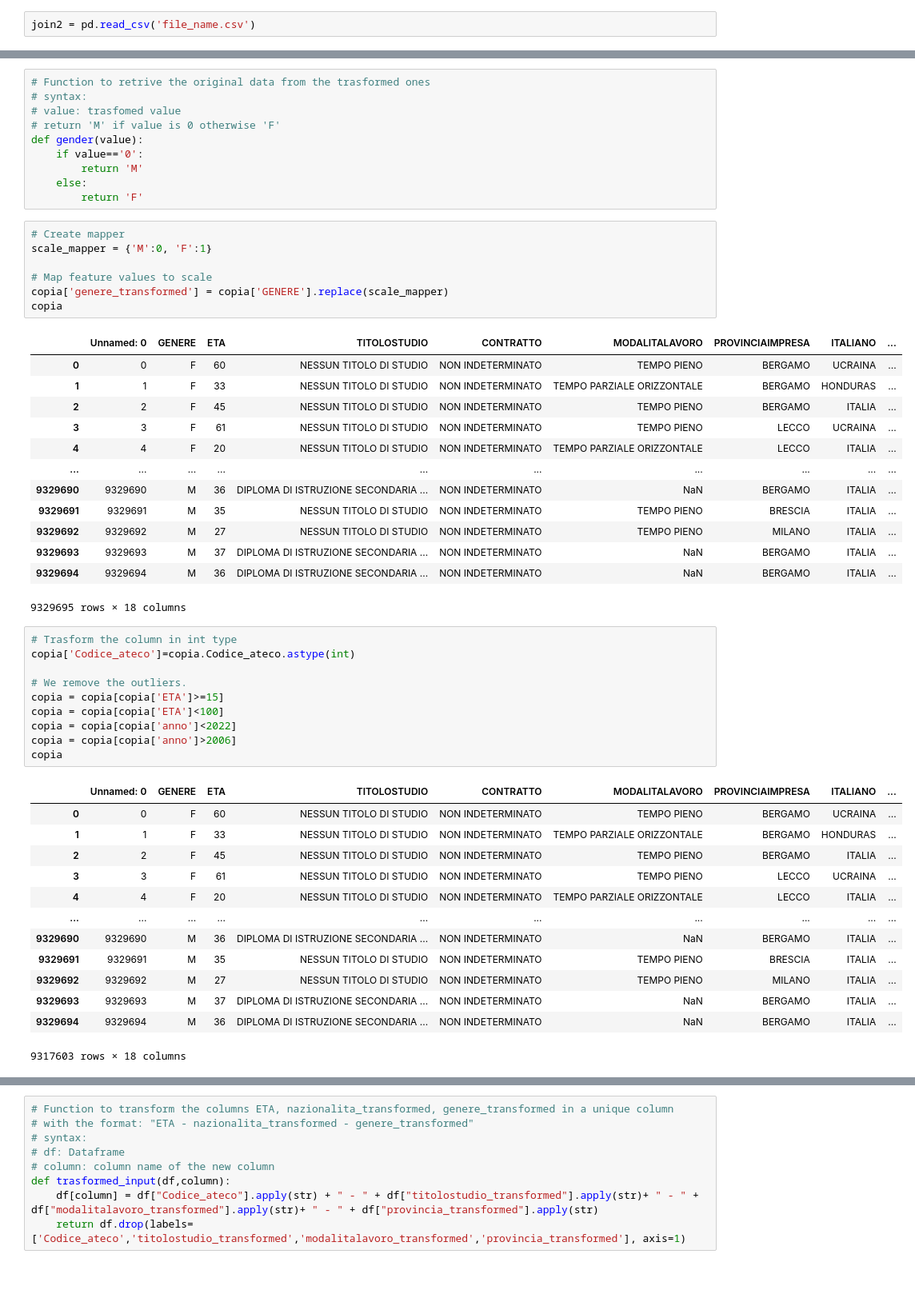
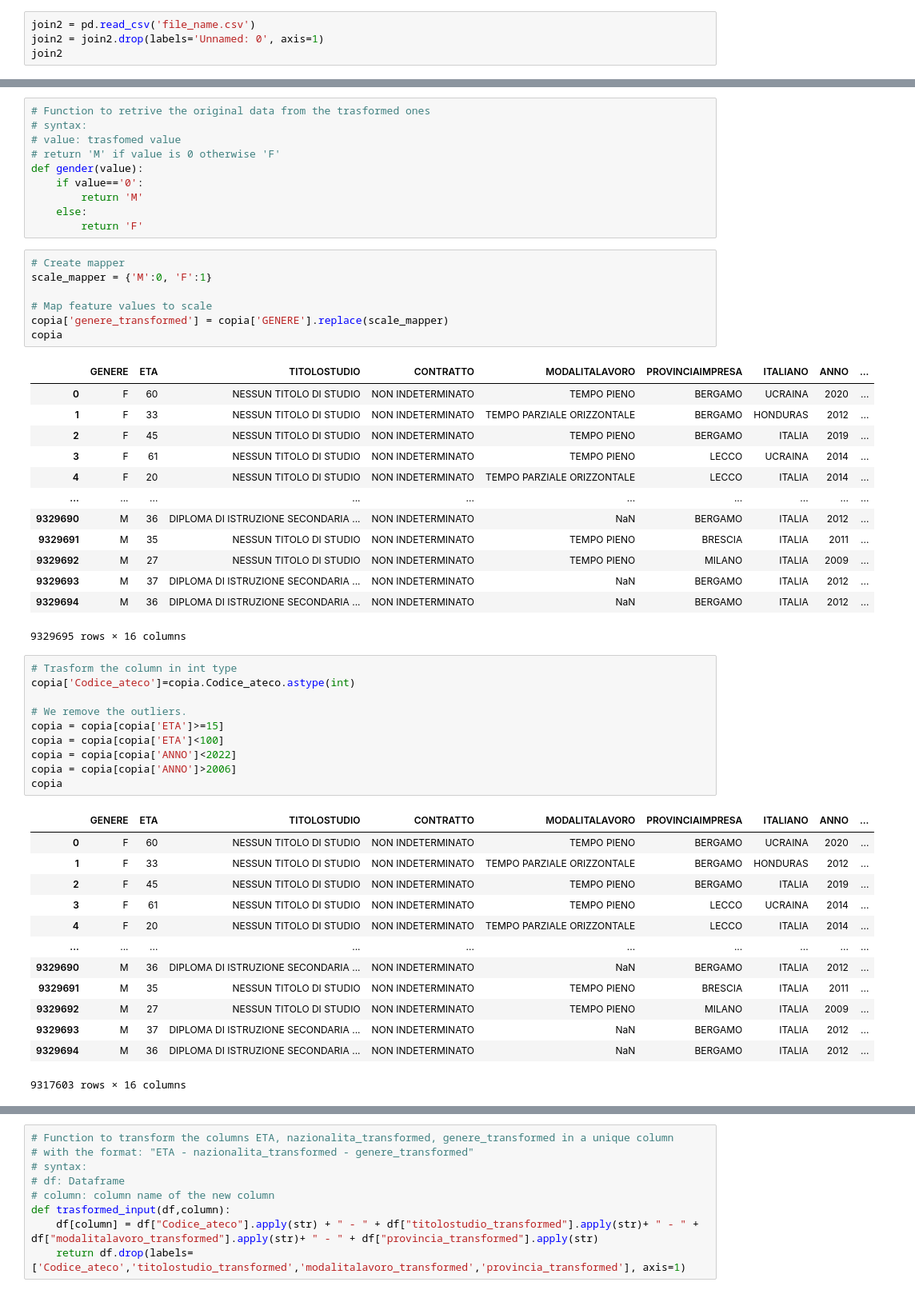
Before and after one commit to itsferios/LAB3, a Jupyter notebook: LAB3 no prima parte.ipynb, the cells around one changed output, grey strips where cells are left out. Shown at 80% size. Cells and saved outputs as stored; diff of their text form.

```diff
--- a/LAB3 no prima parte.ipynb
+++ b/LAB3 no prima parte.ipynb
@@ -30,2 +33,4 @@ from sklearn.metrics import mean_squared_error
 # %%
 join2 = pd.read_csv('file_name.csv')
+join2 = join2.drop(labels='Unnamed: 0', axis=1)
+join2
@@ -134,40 +153,40 @@ scale_mapper = {'M':0, 'F':1}
 copia['genere_transformed'] = copia['GENERE'].replace(scale_mapper)
 copia
 # %% [output]
-|  | Unnamed: 0 | GENERE | ETA | TITOLOSTUDIO | CONTRATTO | MODALITALAVORO | PROVINCIAIMPRESA | ITALIANO | ... |
-| 0 | 0 | F | 60 | NESSUN TITOLO DI STUDIO | NON INDETERMINATO | TEMPO PIENO | BERGAMO | UCRAINA | ... |
-| 1 | 1 | F | 33 | NESSUN TITOLO DI STUDIO | NON INDETERMINATO | TEMPO PARZIALE ORIZZONTALE | BERGAMO | HONDURAS | ... |
-| 2 | 2 | F | 45 | NESSUN TITOLO DI STUDIO | NON INDETERMINATO | TEMPO PIENO | BERGAMO | ITALIA | ... |
-| 3 | 3 | F | 61 | NESSUN TITOLO DI STUDIO | NON INDETERMINATO | TEMPO PIENO | LECCO | UCRAINA | ... |
-| 4 | 4 | F | 20 | NESSUN TITOLO DI STUDIO | NON INDETERMINATO | TEMPO PARZIALE ORIZZONTALE | LECCO | ITALIA | ... |
+|  | GENERE | ETA | TITOLOSTUDIO | CONTRATTO | MODALITALAVORO | PROVINCIAIMPRESA | ITALIANO | ANNO | ... |
+| 0 | F | 60 | NESSUN TITOLO DI STUDIO | NON INDETERMINATO | TEMPO PIENO | BERGAMO | UCRAINA | 2020 | ... |
+| 1 | F | 33 | NESSUN TITOLO DI STUDIO | NON INDETERMINATO | TEMPO PARZIALE ORIZZONTALE | BERGAMO | HONDURAS | 2012 | ... |
+| 2 | F | 45 | NESSUN TITOLO DI STUDIO | NON INDETERMINATO | TEMPO PIENO | BERGAMO | ITALIA | 2019 | ... |
+| 3 | F | 61 | NESSUN TITOLO DI STUDIO | NON INDETERMINATO | TEMPO PIENO | LECCO | UCRAINA | 2014 | ... |
+| 4 | F | 20 | NESSUN TITOLO DI STUDIO | NON INDETERMINATO | TEMPO PARZIALE ORIZZONTALE | LECCO | ITALIA | 2014 | ... |
 | ... | ... | ... | ... | ... | ... | ... | ... | ... | ... |
-| 9329690 | 9329690 | M | 36 | DIPLOMA DI ISTRUZIONE SECONDARIA ... | NON INDETERMINATO | NaN | BERGAMO | ITALIA | ... |
-| 9329691 | 9329691 | M | 35 | NESSUN TITOLO DI STUDIO | NON INDETERMINATO | TEMPO PIENO | BRESCIA | ITALIA | ... |
-| 9329692 | 9329692 | M | 27 | NESSUN TITOLO DI STUDIO | NON INDETERMINATO | TEMPO PIENO | MILANO | ITALIA | ... |
-| 9329693 | 9329693 | M | 37 | DIPLOMA DI ISTRUZIONE SECONDARIA ... | NON INDETERMINATO | NaN | BERGAMO | ITALIA | ... |
-| 9329694 | 9329694 | M | 36 | DIPLOMA DI ISTRUZIONE SECONDARIA ... | NON INDETERMINATO | NaN | BERGAMO | ITALIA | ... |
+| 9329690 | M | 36 | DIPLOMA DI ISTRUZIONE SECONDARIA ... | NON INDETERMINATO | NaN | BERGAMO | ITALIA | 2012 | ... |
+| 9329691 | M | 35 | NESSUN TITOLO DI STUDIO | NON INDETERMINATO | TEMPO PIENO | BRESCIA | ITALIA | 2011 | ... |
+| 9329692 | M | 27 | NESSUN TITOLO DI STUDIO | NON INDETERMINATO | TEMPO PIENO | MILANO | ITALIA | 2009 | ... |
+| 9329693 | M | 37 | DIPLOMA DI ISTRUZIONE SECONDARIA ... | NON INDETERMINATO | NaN | BERGAMO | ITALIA | 2012 | ... |
+| 9329694 | M | 36 | DIPLOMA DI ISTRUZIONE SECONDARIA ... | NON INDETERMINATO | NaN | BERGAMO | ITALIA | 2012 | ... |
-9329695 rows × 18 columns
+9329695 rows × 16 columns
 # %%
 # Trasform the column in int type
 copia['Codice_ateco']=copia.Codice_ateco.astype(int)
 
 # We remove the outliers.
 copia = copia[copia['ETA']>=15]
 copia = copia[copia['ETA']<100]
-copia = copia[copia['anno']<2022]
-copia = copia[copia['anno']>2006]
+copia = copia[copia['ANNO']<2022]
+copia = copia[copia['ANNO']>2006]
 copia
 # %% [output]
-|  | Unnamed: 0 | GENERE | ETA | TITOLOSTUDIO | CONTRATTO | MODALITALAVORO | PROVINCIAIMPRESA | ITALIANO | ... |
-| 0 | 0 | F | 60 | NESSUN TITOLO DI STUDIO | NON INDETERMINATO | TEMPO PIENO | BERGAMO | UCRAINA | ... |
-| 1 | 1 | F | 33 | NESSUN TITOLO DI STUDIO | NON INDETERMINATO | TEMPO PARZIALE ORIZZONTALE | BERGAMO | HONDURAS | ... |
-| 2 | 2 | F | 45 | NESSUN TITOLO DI STUDIO | NON INDETERMINATO | TEMPO PIENO | BERGAMO | ITALIA | ... |
-| 3 | 3 | F | 61 | NESSUN TITOLO DI STUDIO | NON INDETERMINATO | TEMPO PIENO | LECCO | UCRAINA | ... |
-| 4 | 4 | F | 20 | NESSUN TITOLO DI STUDIO | NON INDETERMINATO | TEMPO PARZIALE ORIZZONTALE | LECCO | ITALIA | ... |
+|  | GENERE | ETA | TITOLOSTUDIO | CONTRATTO | MODALITALAVORO | PROVINCIAIMPRESA | ITALIANO | ANNO | ... |
+| 0 | F | 60 | NESSUN TITOLO DI STUDIO | NON INDETERMINATO | TEMPO PIENO | BERGAMO | UCRAINA | 2020 | ... |
+| 1 | F | 33 | NESSUN TITOLO DI STUDIO | NON INDETERMINATO | TEMPO PARZIALE ORIZZONTALE | BERGAMO | HONDURAS | 2012 | ... |
+| 2 | F | 45 | NESSUN TITOLO DI STUDIO | NON INDETERMINATO | TEMPO PIENO | BERGAMO | ITALIA | 2019 | ... |
+| 3 | F | 61 | NESSUN TITOLO DI STUDIO | NON INDETERMINATO | TEMPO PIENO | LECCO | UCRAINA | 2014 | ... |
+| 4 | F | 20 | NESSUN TITOLO DI STUDIO | NON INDETERMINATO | TEMPO PARZIALE ORIZZONTALE | LECCO | ITALIA | 2014 | ... |
 | ... | ... | ... | ... | ... | ... | ... | ... | ... | ... |
-| 9329690 | 9329690 | M | 36 | DIPLOMA DI ISTRUZIONE SECONDARIA ... | NON INDETERMINATO | NaN | BERGAMO | ITALIA | ... |
-| 9329691 | 9329691 | M | 35 | NESSUN TITOLO DI STUDIO | NON INDETERMINATO | TEMPO PIENO | BRESCIA | ITALIA | ... |
-| 9329692 | 9329692 | M | 27 | NESSUN TITOLO DI STUDIO | NON INDETERMINATO | TEMPO PIENO | MILANO | ITALIA | ... |
-| 9329693 | 9329693 | M | 37 | DIPLOMA DI ISTRUZIONE SECONDARIA ... | NON INDETERMINATO | NaN | BERGAMO | ITALIA | ... |
-| 9329694 | 9329694 | M | 36 | DIPLOMA DI ISTRUZIONE SECONDARIA ... | NON INDETERMINATO | NaN | BERGAMO | ITALIA | ... |
+| 9329690 | M | 36 | DIPLOMA DI ISTRUZIONE SECONDARIA ... | NON INDETERMINATO | NaN | BERGAMO | ITALIA | 2012 | ... |
+| 9329691 | M | 35 | NESSUN TITOLO DI STUDIO | NON INDETERMINATO | TEMPO PIENO | BRESCIA | ITALIA | 2011 | ... |
+| 9329692 | M | 27 | NESSUN TITOLO DI STUDIO | NON INDETERMINATO | TEMPO PIENO | MILANO | ITALIA | 2009 | ... |
+| 9329693 | M | 37 | DIPLOMA DI ISTRUZIONE SECONDARIA ... | NON INDETERMINATO | NaN | BERGAMO | ITALIA | 2012 | ... |
+| 9329694 | M | 36 | DIPLOMA DI ISTRUZIONE SECONDARIA ... | NON INDETERMINATO | NaN | BERGAMO | ITALIA | 2012 | ... |
-9317603 rows × 18 columns
+9317603 rows × 16 columns
```
Also changed, not shown: parts of 37 cells of this notebook.
